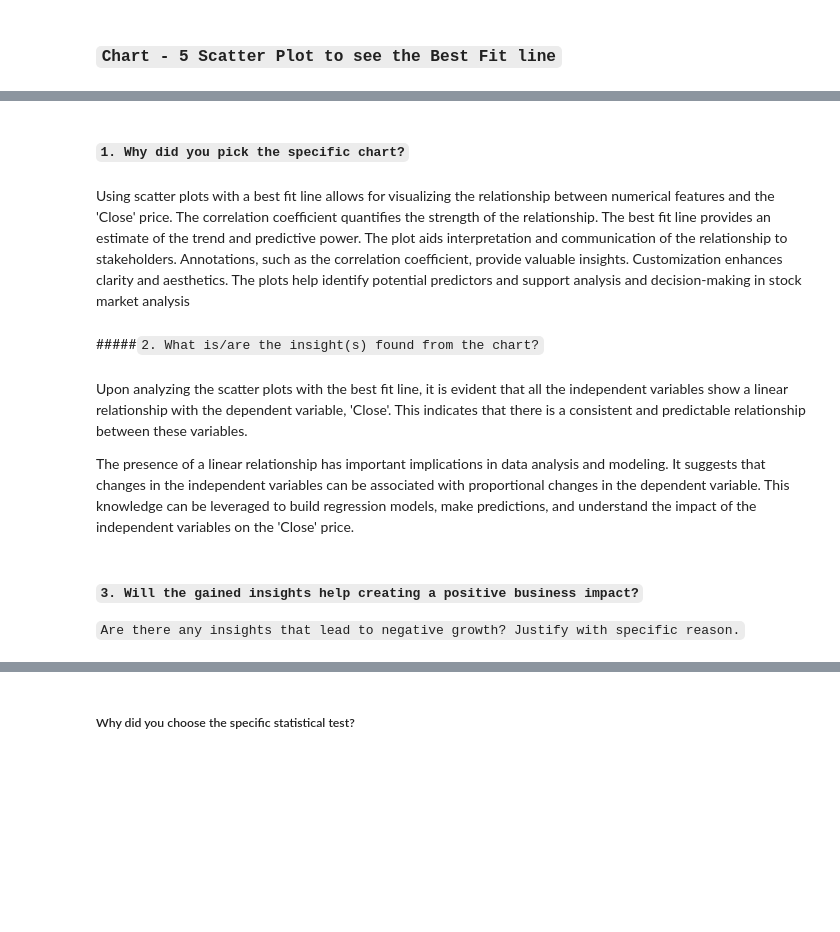
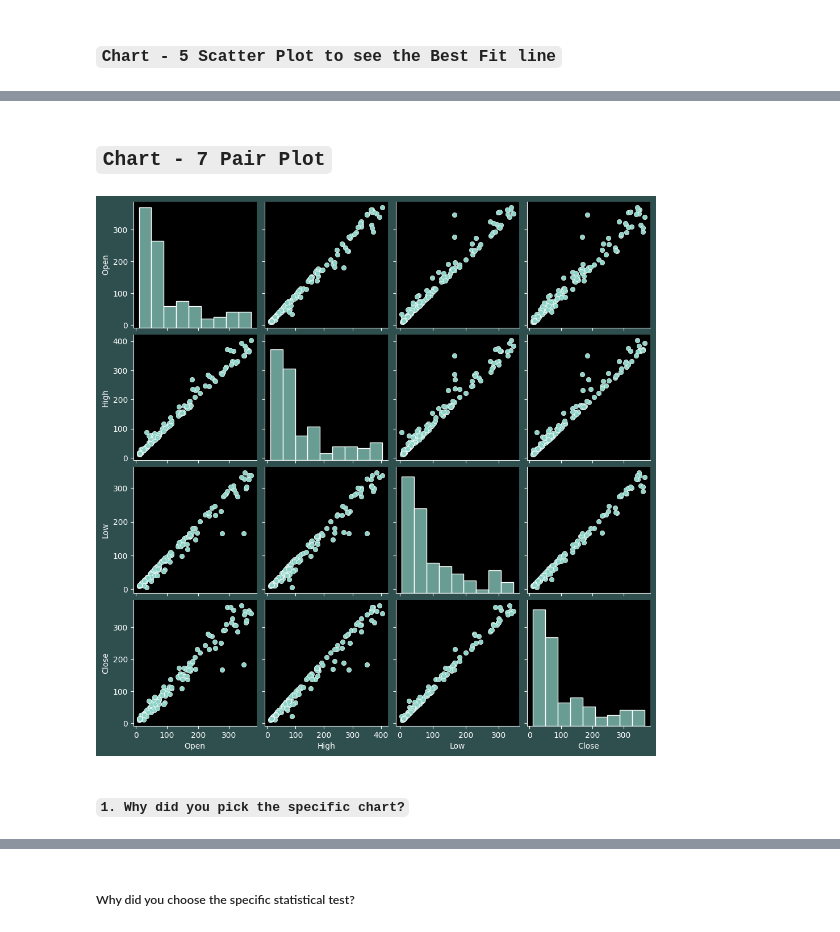
Before and after one commit to Vibhuguptampi/Yes-Bank-Stock-Closing-Price-Prediction-Capstone-ProjectML-Regression, a Jupyter notebook: Yes_Bank_Stock_Closing_Price_Prediction(Capstone_Project_Supervised_ML_Regression).ipynb, the cells around one changed output, grey strips where cells are left out. Drawn from its saved outputs; the diff is of its cells as text; code cells hidden in the pictures; blank space fills up the shorter version.

```diff
--- a/Yes_Bank_Stock_Closing_Price_Prediction(Capstone_Project_Supervised_ML_Regression).ipynb
+++ b/Yes_Bank_Stock_Closing_Price_Prediction(Capstone_Project_Supervised_ML_Regression).ipynb
@@ -519,13 +715,12 @@ for col in ['Open', 'High', 'Low']:
+# %% [markdown]
+## **`Chart - 7 Pair Plot`**
+# %%
+# Create a pair plot to explore relationships in the stock_df DataFrame
+sns.pairplot(stock_df)
+
+# Display the pair plot
+plt.show()
+# %% [output]
+[figure, added]
 # %% [markdown]
 ##### `1. Why did you pick the specific chart?`
-# %% [markdown]
-Using scatter plots with a best fit line allows for visualizing the relationship between numerical features and the 'Close' price. The correlation coefficient quantifies the strength of the relationship. The best fit line provides an estimate of the trend and predictive power. The plot aids interpretation and communication of the relationship to stakeholders. Annotations, such as the correlation coefficient, provide valuable insights. Customization enhances clarity and aesthetics. The plots help identify potential predictors and support analysis and decision-making in stock market analysis
-# %% [markdown]
-#####`2. What is/are the insight(s) found from the chart?`
-# %% [markdown]
-Upon analyzing the scatter plots with the best fit line, it is evident that all the independent variables show a linear relationship with the dependent variable, 'Close'. This indicates that there is a consistent and predictable relationship between these variables.
-
-The presence of a linear relationship has important implications in data analysis and modeling. It suggests that changes in the independent variables can be associated with proportional changes in the dependent variable. This knowledge can be leveraged to build regression models, make predictions, and understand the impact of the independent variables on the 'Close' price.
-# %% [markdown]
-##### `3. Will the gained insights help creating a positive business impact?`
-`Are there any insights that lead to negative growth? Justify with specific reason.`
```
Also changed, not shown: parts of 472 cells of this notebook.
